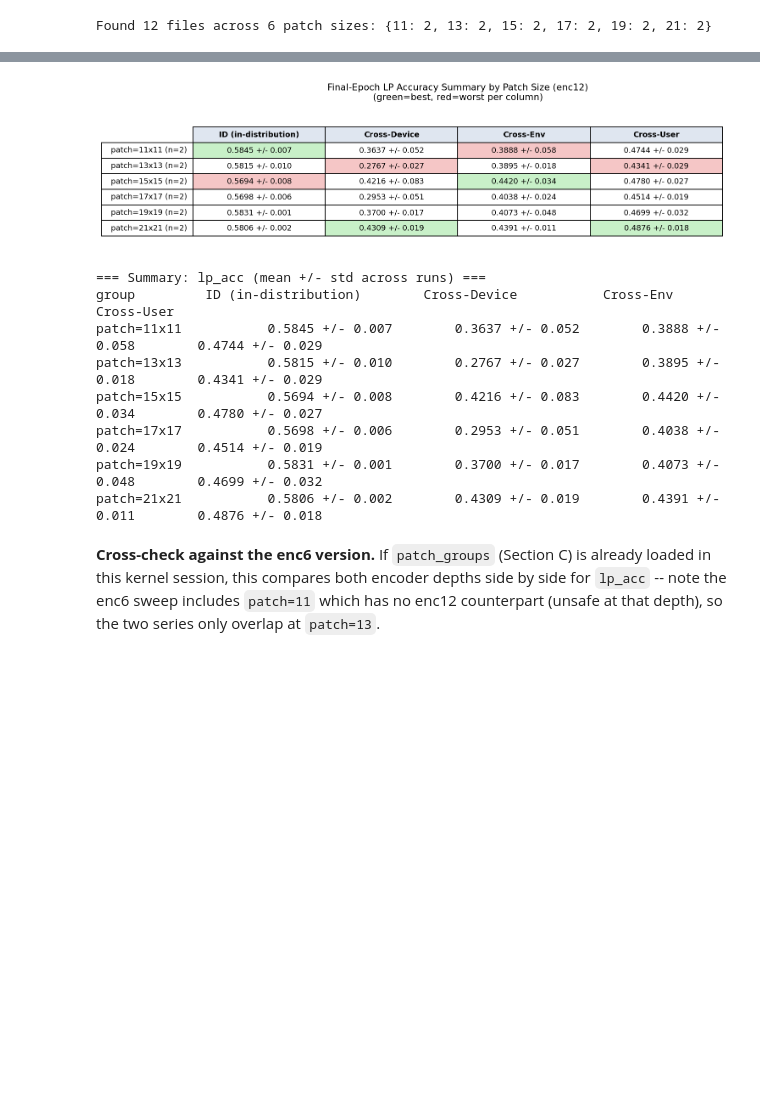
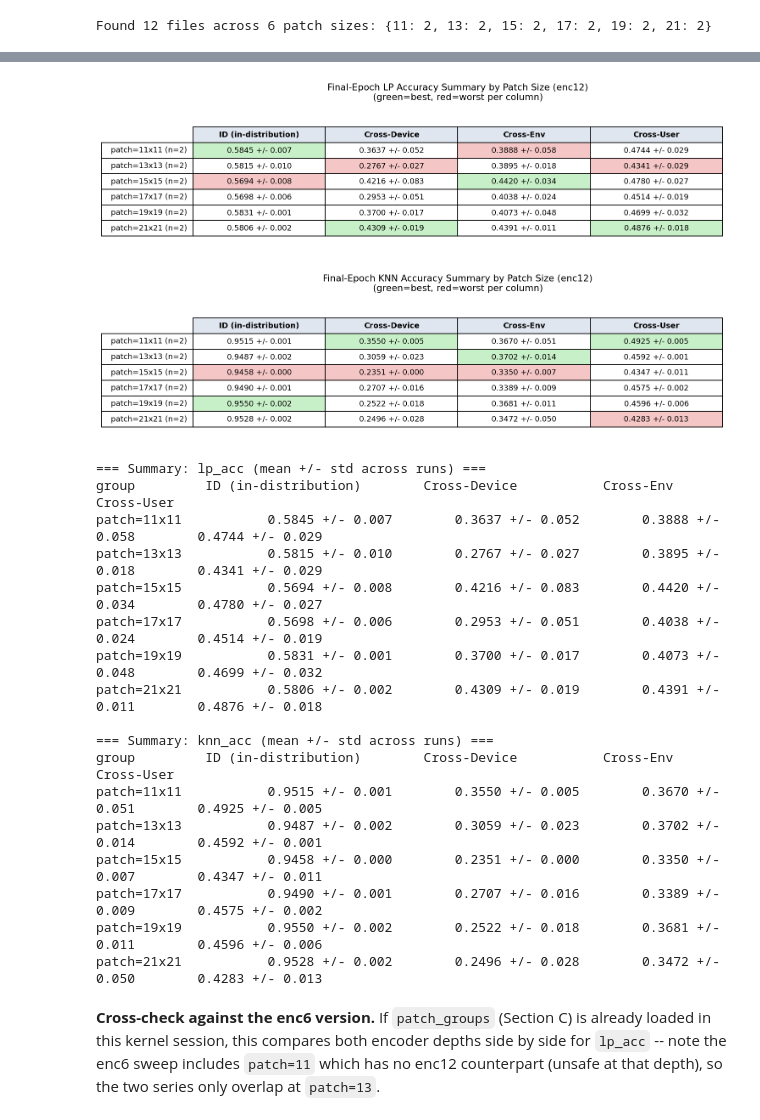
Before and after one commit to zzhu247/csi-fall-detection, a Jupyter notebook: consolidated_visualization.ipynb, the cells around one changed output, grey strips where cells are left out. Saved outputs shown, nothing was run; the diff lists cells and outputs as text; code cells hidden in the pictures; blank space fills up the shorter version.

```diff
--- a/consolidated_visualization.ipynb
+++ b/consolidated_visualization.ipynb
@@ -820,13 +859,22 @@ if patch_enc12_groups:
 # %%
 if patch_enc12_groups:
     plot_summary_table_image(
         patch_enc12_groups, FIG_DIR, "patch_enc12_table_lp_acc.png",
         title="Final-Epoch LP Accuracy Summary by Patch Size (enc12)",
         metric="lp_acc", group_label_fmt="patch={k}x{k}",
     )
+
+    plot_summary_table_image(
+        patch_enc12_groups, FIG_DIR, "patch_enc12_table_knn_acc.png",
+        title="Final-Epoch KNN Accuracy Summary by Patch Size (enc12)",
+        metric="knn_acc", group_label_fmt="patch={k}x{k}",
+    )
+
     print_summary_table(patch_enc12_groups, metric="lp_acc", group_label_fmt="patch={k}x{k}")
+    print_summary_table(patch_enc12_groups, metric="knn_acc", group_label_fmt="patch={k}x{k}")
 # %% [output]
 [figure]
+[figure, added]
 === Summary: lp_acc (mean +/- std across runs) ===
 group         ID (in-distribution)        Cross-Device           Cross-Env          Cross-User
 patch=11x11           0.5845 +/- 0.007        0.3637 +/- 0.052        0.3888 +/- 0.058        0.4744 +/- 0.029
@@ -835,6 +883,15 @@ patch=15x15           0.5694 +/- 0.008        0.4216 +/- 0.083        0.4420 +/-
 patch=17x17           0.5698 +/- 0.006        0.2953 +/- 0.051        0.4038 +/- 0.024        0.4514 +/- 0.019
 patch=19x19           0.5831 +/- 0.001        0.3700 +/- 0.017        0.4073 +/- 0.048        0.4699 +/- 0.032
 patch=21x21           0.5806 +/- 0.002        0.4309 +/- 0.019        0.4391 +/- 0.011        0.4876 +/- 0.018
+
+=== Summary: knn_acc (mean +/- std across runs) ===
+group         ID (in-distribution)        Cross-Device           Cross-Env          Cross-User
+patch=11x11           0.9515 +/- 0.001        0.3550 +/- 0.005        0.3670 +/- 0.051        0.4925 +/- 0.005
+patch=13x13           0.9487 +/- 0.002        0.3059 +/- 0.023        0.3702 +/- 0.014        0.4592 +/- 0.001
+patch=15x15           0.9458 +/- 0.000        0.2351 +/- 0.000        0.3350 +/- 0.007        0.4347 +/- 0.011
+patch=17x17           0.9490 +/- 0.001        0.2707 +/- 0.016        0.3389 +/- 0.009        0.4575 +/- 0.002
+patch=19x19           0.9550 +/- 0.002        0.2522 +/- 0.018        0.3681 +/- 0.011        0.4596 +/- 0.006
+patch=21x21           0.9528 +/- 0.002        0.2496 +/- 0.028        0.3472 +/- 0.050        0.4283 +/- 0.013
 # %% [markdown]
 **Cross-check against the enc6 version.** If `patch_groups` (Section C) is already loaded in this
 kernel session, this compares both encoder depths side by side for `lp_acc` -- note the enc6 sweep
```
Also changed, not shown: parts of 6 cells of this notebook, 13 other files.
